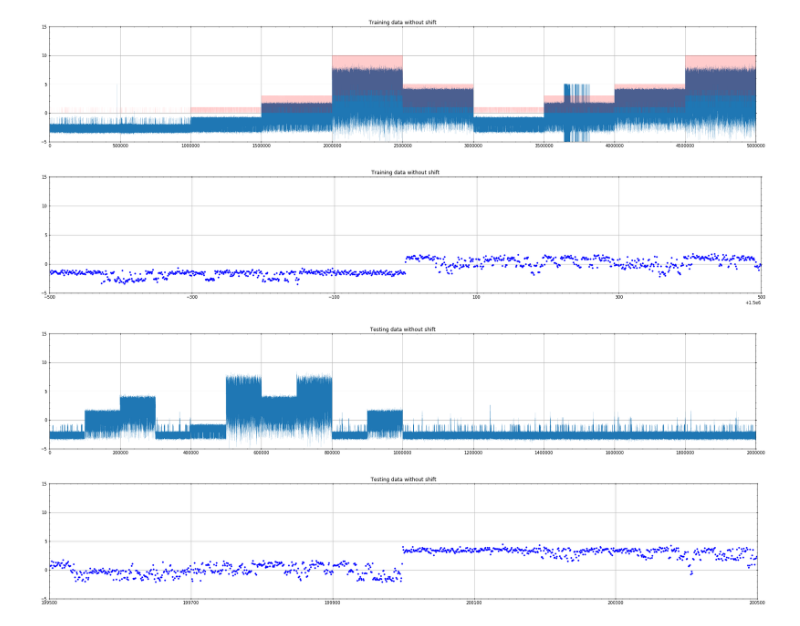
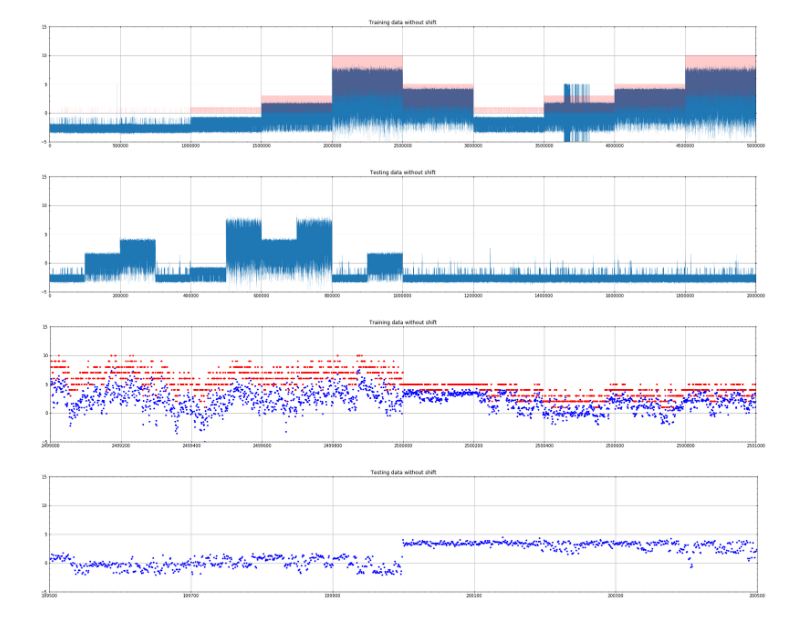
Before and after one commit to yuan1202/ion_switching, a Jupyter notebook: code/notebook_clean_data_EDA.ipynb, the cells around one changed output. Cells and saved outputs as stored; diff of their text form; code cells hidden in the pictures.

```diff
--- a/code/notebook_clean_data_EDA.ipynb
+++ b/code/notebook_clean_data_EDA.ipynb
@@ -81,15 +60,6 @@ axes_final_signal.plot(pdf_trn['open_channels'], color='red', linewidth=.1, line
 axes_final_signal.set_title("Training data without shift");
 # %% [output]
 [figure]
-# %%
-_, axes_final_signal = create_axes_grid(1, 1, 30, 5)
-# a, b = 1499990, 1500010
-a, b = 1499500, 1500500
-set_axes(axes_final_signal, x_val=[a, b, 200, 10], y_val=[-5, 15, 5, 1])
-axes_final_signal.plot(pdf_trn['signal'].iloc[a:b], 'b.');
-axes_final_signal.set_title("Training data without shift");
-# %% [output]
-[figure, removed]
 # %%
 _, axes_final_test_signal = create_axes_grid(1, 1, 30, 5)
 set_axes(axes_final_test_signal, x_val=[0, 2000000, 200000, 40000], y_val=[-5, 15, 5, 1])
@@ -97,6 +67,17 @@ axes_final_test_signal.plot(pdf_tst['signal'], linewidth=.1);
 axes_final_test_signal.set_title("Testing data without shift");
 # %% [output]
 [figure]
+# %%
+_, axes_final_signal = create_axes_grid(1, 1, 30, 5)
+# a, b = 1499990, 1500010
+increment = 0
+a, b = 2499000+increment, 2501000+increment
+set_axes(axes_final_signal, x_val=[a, b, 200, 10], y_val=[-5, 15, 5, 1])
+axes_final_signal.plot(pdf_trn['signal'].iloc[a:b], 'b.');
+axes_final_signal.plot(pdf_trn['open_channels'].iloc[a:b], 'r.')
+axes_final_signal.set_title("Training data without shift");
+# %% [output]
+[figure, added]
 # %%
 _, axes_final_test_signal = create_axes_grid(1, 1, 30, 5)
 a, b = 199500, 200500
```
Also changed, not shown: parts of 7 cells of this notebook, 10 other files.
